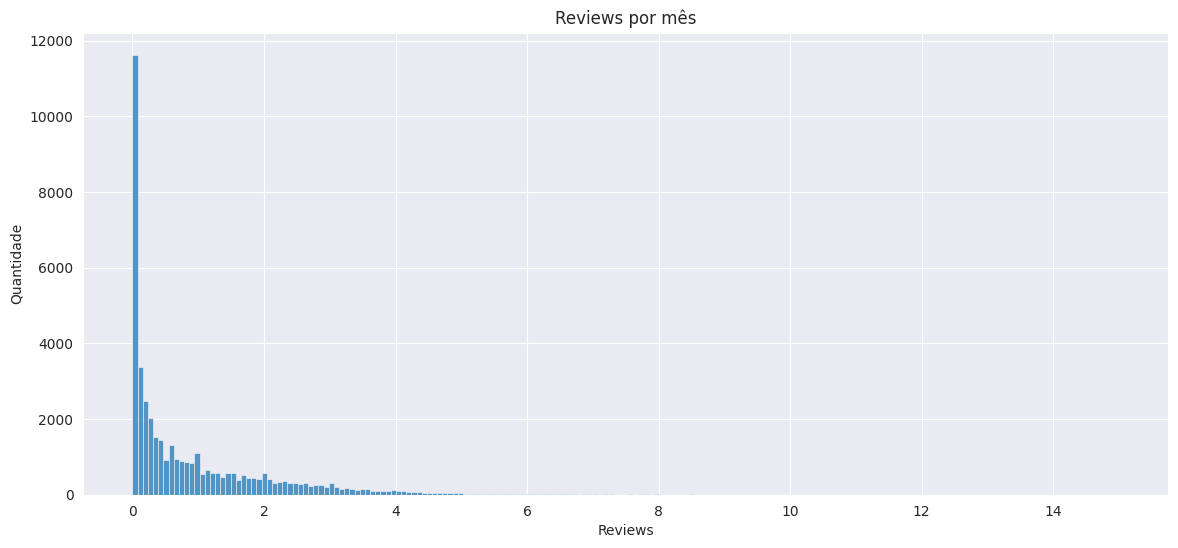
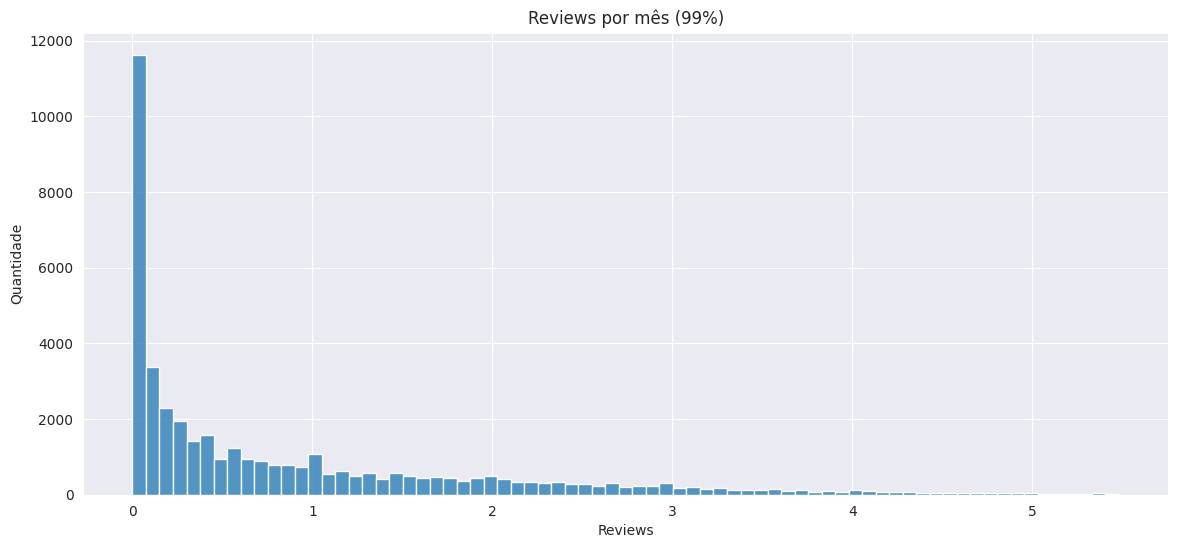
Code edit (unified diff) that turned the first committed figure into the second:
--- before
+++ after
@@ -1,6 +1,9 @@
+# Quantidade de reviews por mês (99%)
 plt.figure(figsize=(14, 6))
-plt.title("Reviews por mês")
 
-ax = sns.histplot(data=data, x="reviews_per_month")
+percent = data["reviews_per_month"].quantile(0.99)
+
+plt.title("Reviews por mês (99%)")
+ax = sns.histplot(data=data[data["reviews_per_month"] <= percent], x="reviews_per_month", bins="fd")
 ax.set_xlabel("Reviews")
 ax.set_ylabel("Quantidade")

Commit: added chropleth graph and some adjusts